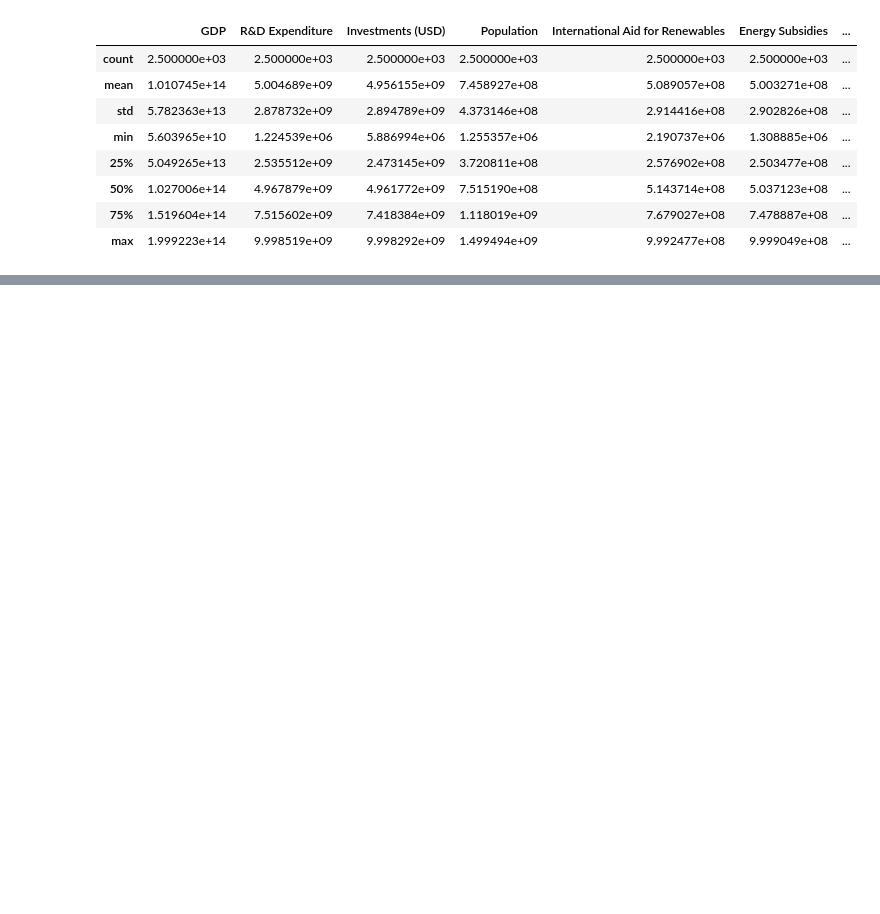
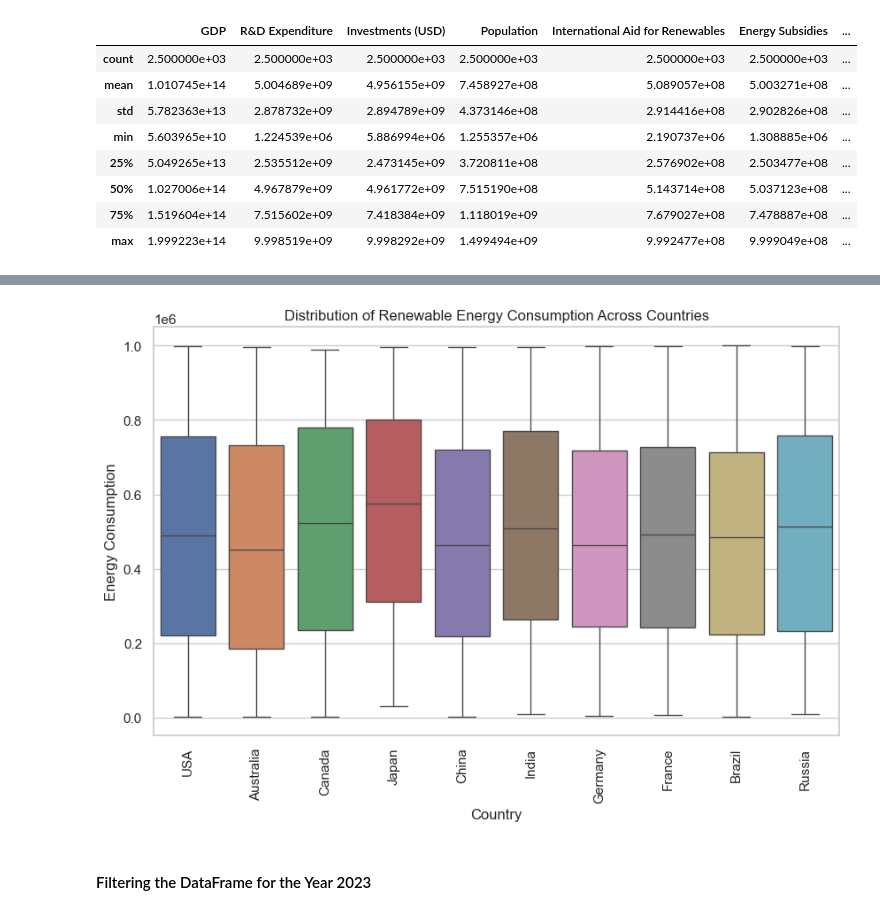
Before and after one commit to arnelimperial/greenergy, a Jupyter notebook: eda.ipynb, the cells around one changed output, grey strips where cells are left out. Saved outputs shown, nothing was run; the diff lists cells and outputs as text; code cells hidden in the pictures; blank space fills up the shorter version.

```diff
--- a/eda.ipynb
+++ b/eda.ipynb
@@ -262,0 +192,10 @@ Name: GDP, dtype: float64
+# %%
+plt.figure(figsize=(10,6))
+sns.boxplot(x='Country', y='Energy Consumption', data=original_df, hue='Country')
+plt.xticks(rotation=90)
+plt.title('Distribution of Renewable Energy Consumption Across Countries')
+plt.show()
+# %% [output]
+[figure, added]
+# %% [markdown]
+<h4>Filtering the DataFrame for the Year 2023</h4>
```
Also changed, not shown: parts of 37 cells of this notebook.
